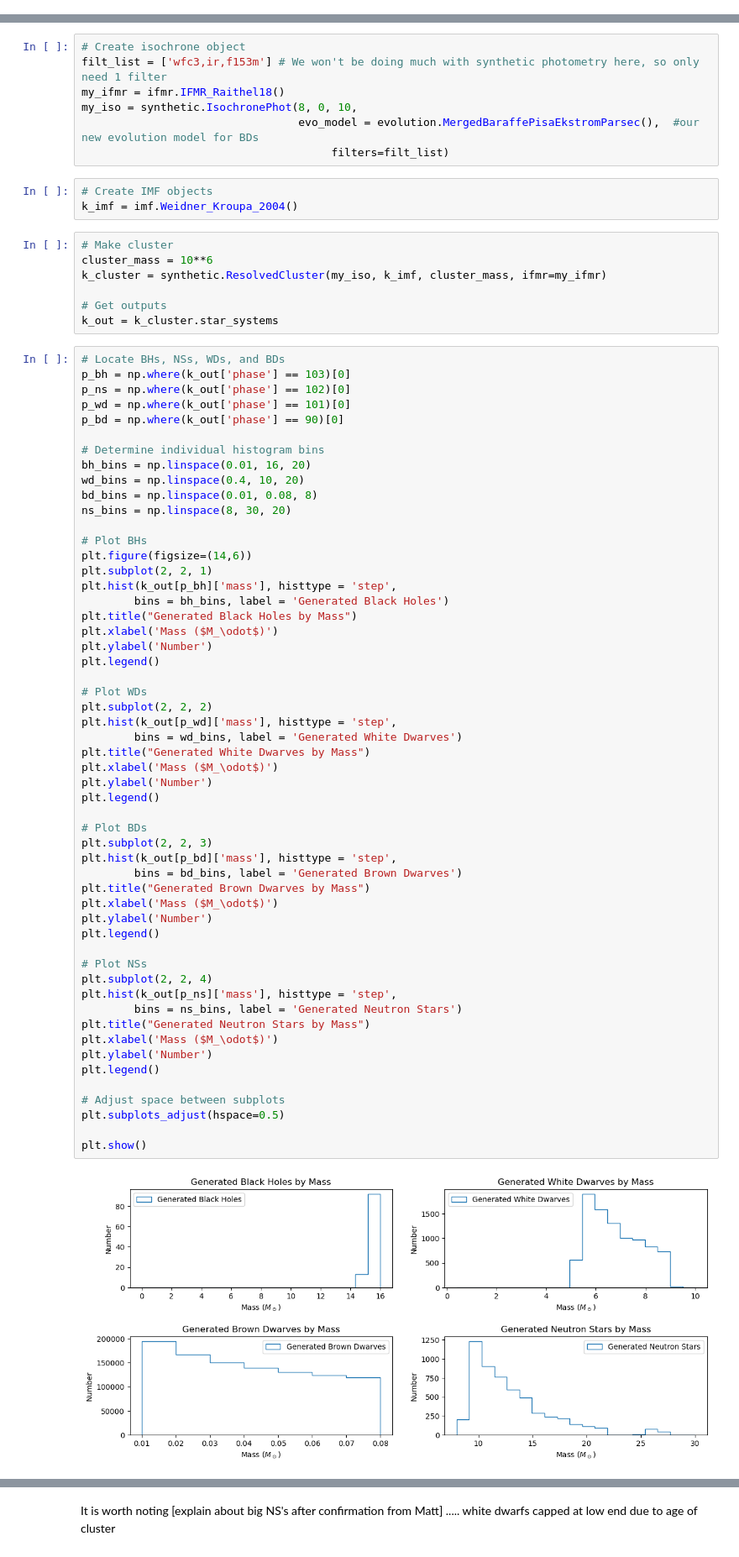
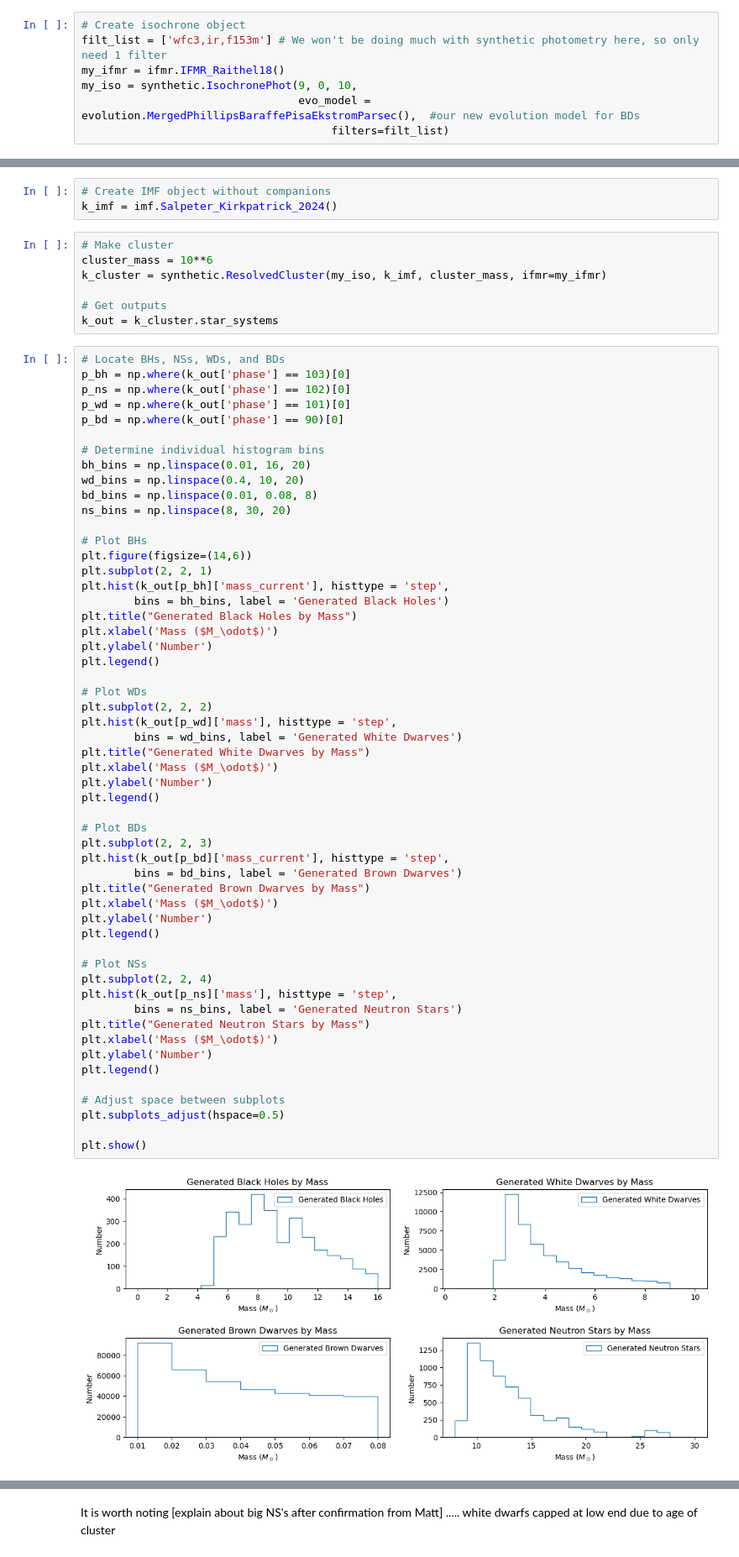
Before and after one commit to astropy/SPISEA, a Jupyter notebook: changes/BD_Clusters.ipynb, the cells around one changed output, grey strips where cells are left out. Shown: that part at 84% size. Drawn from its saved outputs; the diff is of its cells as text.

```diff
--- a/changes/BD_Clusters.ipynb
+++ b/changes/BD_Clusters.ipynb
@@ -16,0 +21,7 @@ from astropy.table import vstack
+# %%
+# Create isochrone object
+filt_list = ['wfc3,ir,f153m'] # We won't be doing much with synthetic photometry here, so only need 1 filter
+my_ifmr = ifmr.IFMR_Raithel18()
+my_iso = synthetic.IsochronePhot(9, 0, 10,
+                                 evo_model = evolution.MergedPhillipsBaraffePisaEkstromParsec(),  #our new evolution model for BDs
+                                      filters=filt_list)
@@ -21,13 +57,6 @@ For this stellar cluster, we will be using the MergedBaraffePisaEkstromParsec ev
-# %%
-# Create isochrone object
-filt_list = ['wfc3,ir,f153m'] # We won't be doing much with synthetic photometry here, so only need 1 filter
-my_ifmr = ifmr.IFMR_Raithel18()
-my_iso = synthetic.IsochronePhot(8, 0, 10,
-                                 evo_model = evolution.MergedBaraffePisaEkstromParsec(),  #our new evolution model for BDs
-                                      filters=filt_list)
 # %%
-# Create IMF objects
-k_imf = imf.Weidner_Kroupa_2004()
+# Create IMF object without companions
+k_imf = imf.Salpeter_Kirkpatrick_2024()
 # %%
 # Make cluster
 cluster_mass = 10**6
@@ -51,7 +80,7 @@ ns_bins = np.linspace(8, 30, 20)
 # Plot BHs
 plt.figure(figsize=(14,6))
 plt.subplot(2, 2, 1)
-plt.hist(k_out[p_bh]['mass'], histtype = 'step',
+plt.hist(k_out[p_bh]['mass_current'], histtype = 'step',
         bins = bh_bins, label = 'Generated Black Holes')
 plt.title("Generated Black Holes by Mass")
 plt.xlabel('Mass ($M_\odot$)')
@@ -62,35 +91,35 @@ plt.legend()
 plt.subplot(2, 2, 2)
 plt.hist(k_out[p_wd]['mass'], histtype = 'step',
         bins = wd_bins, label = 'Generated White Dwarves')
 plt.title("Generated White Dwarves by Mass")
 plt.xlabel('Mass ($M_\odot$)')
 plt.ylabel('Number')
 plt.legend()
 
 # Plot BDs
 plt.subplot(2, 2, 3)
-plt.hist(k_out[p_bd]['mass'], histtype = 'step',
+plt.hist(k_out[p_bd]['mass_current'], histtype = 'step',
         bins = bd_bins, label = 'Generated Brown Dwarves')
 plt.title("Generated Brown Dwarves by Mass")
 plt.xlabel('Mass ($M_\odot$)')
 plt.ylabel('Number')
 plt.legend()
 
 # Plot NSs
 plt.subplot(2, 2, 4)
 plt.hist(k_out[p_ns]['mass'], histtype = 'step',
         bins = ns_bins, label = 'Generated Neutron Stars')
 plt.title("Generated Neutron Stars by Mass")
 plt.xlabel('Mass ($M_\odot$)')
 plt.ylabel('Number')
 plt.legend()
 
 # Adjust space between subplots
 plt.subplots_adjust(hspace=0.5)
 
 plt.show()
 # %% [output]
-[figure, old version]
+[figure, new version]
 # %%
 # Checking that objects are in the correct mass ranges
 print("BH max mass: " + str(np.max(k_out[p_bh]['mass'])))
```
Also changed, not shown: parts of 19 cells of this notebook.
